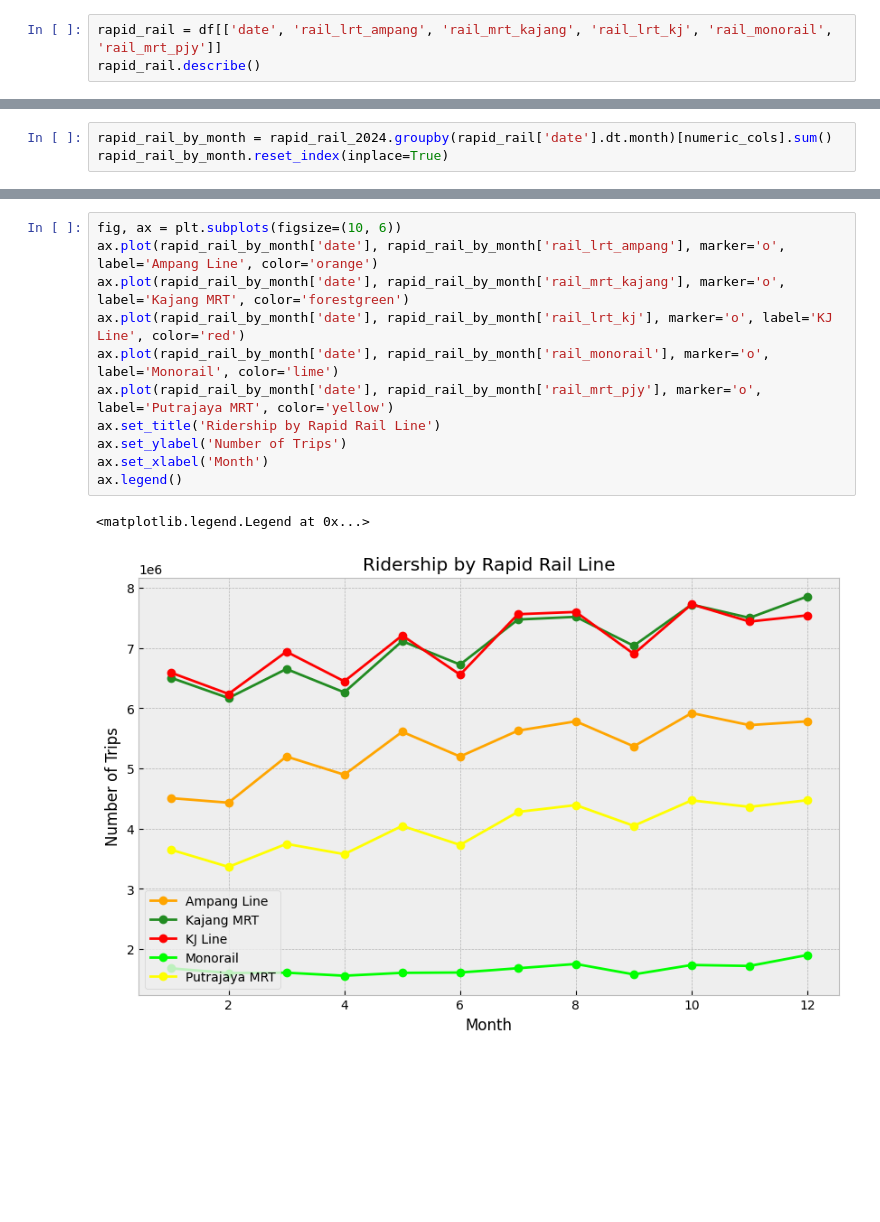
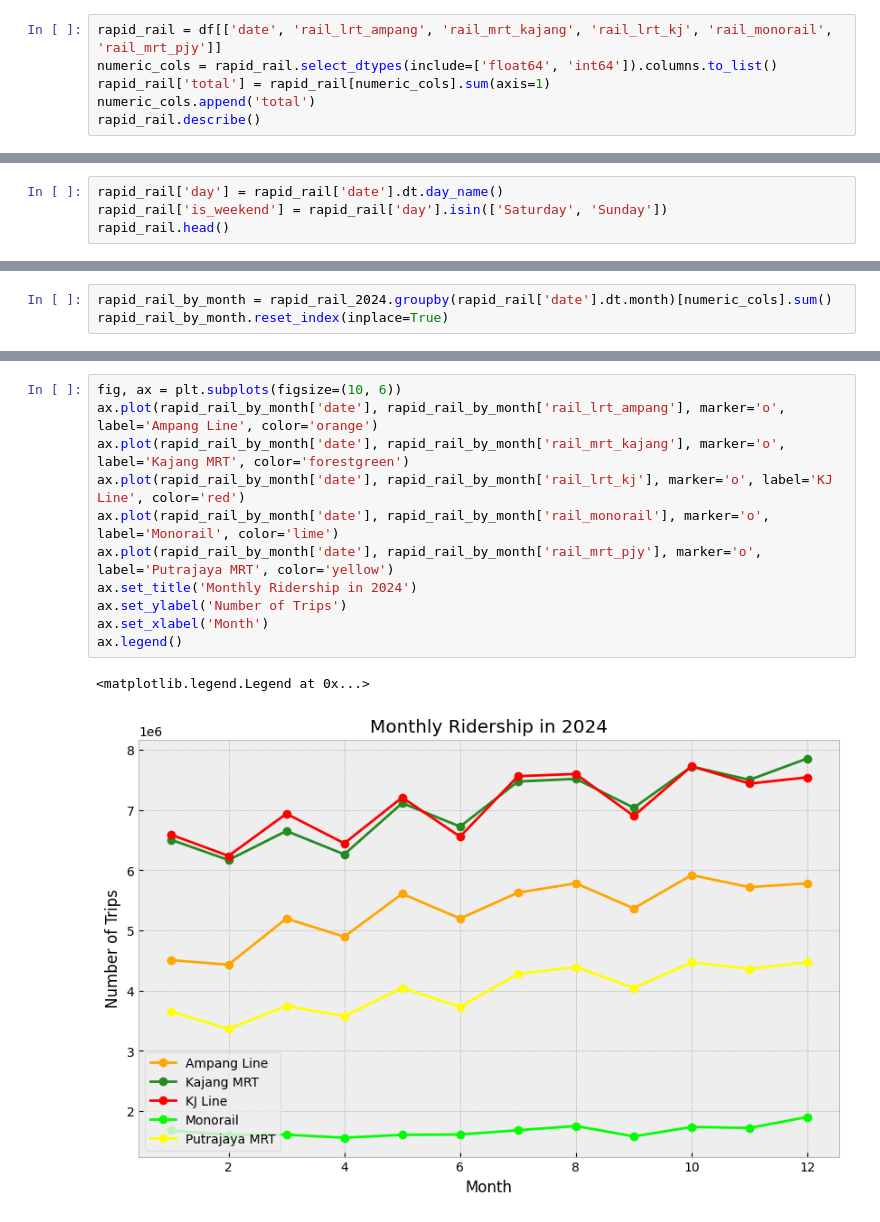
Before and after one commit to ApostropheArif/rapid-rail-ridership-analysis, a Jupyter notebook: Rapid Rail Ridership Analysis.ipynb, the cells around one changed output, grey strips where cells are left out. Saved outputs shown, nothing was run; the diff lists cells and outputs as text; blank space fills up the shorter version.

```diff
--- a/Rapid Rail Ridership Analysis.ipynb
+++ b/Rapid Rail Ridership Analysis.ipynb
@@ -46,5 +55,8 @@ df.describe()
 # Focusing on Rapid Rail (LRT & MRT)
 # %%
 rapid_rail = df[['date', 'rail_lrt_ampang', 'rail_mrt_kajang', 'rail_lrt_kj', 'rail_monorail', 'rail_mrt_pjy']]
+numeric_cols = rapid_rail.select_dtypes(include=['float64', 'int64']).columns.to_list()
+rapid_rail['total'] = rapid_rail[numeric_cols].sum(axis=1)
+numeric_cols.append('total')
 rapid_rail.describe()
 # %% [output]
@@ -155,0 +202,4 @@ My takeaways:
+# %%
+rapid_rail['day'] = rapid_rail['date'].dt.day_name()
+rapid_rail['is_weekend'] = rapid_rail['day'].isin(['Saturday', 'Sunday'])
+rapid_rail.head()
@@ -183,14 +303,14 @@ rapid_rail_by_month.head().style.format(thousands=',')
 # %%
 fig, ax = plt.subplots(figsize=(10, 6))
 ax.plot(rapid_rail_by_month['date'], rapid_rail_by_month['rail_lrt_ampang'], marker='o', label='Ampang Line', color='orange')
 ax.plot(rapid_rail_by_month['date'], rapid_rail_by_month['rail_mrt_kajang'], marker='o', label='Kajang MRT', color='forestgreen')
 ax.plot(rapid_rail_by_month['date'], rapid_rail_by_month['rail_lrt_kj'], marker='o', label='KJ Line', color='red')
 ax.plot(rapid_rail_by_month['date'], rapid_rail_by_month['rail_monorail'], marker='o', label='Monorail', color='lime')
 ax.plot(rapid_rail_by_month['date'], rapid_rail_by_month['rail_mrt_pjy'], marker='o', label='Putrajaya MRT', color='yellow')
-ax.set_title('Ridership by Rapid Rail Line')
+ax.set_title('Monthly Ridership in 2024')
 ax.set_ylabel('Number of Trips')
 ax.set_xlabel('Month')
 ax.legend()
 # %% [output]
 <matplotlib.legend.Legend at 0x...>
-[figure, old version]
+[figure, new version]
```
Also changed, not shown: parts of 29 cells of this notebook.
